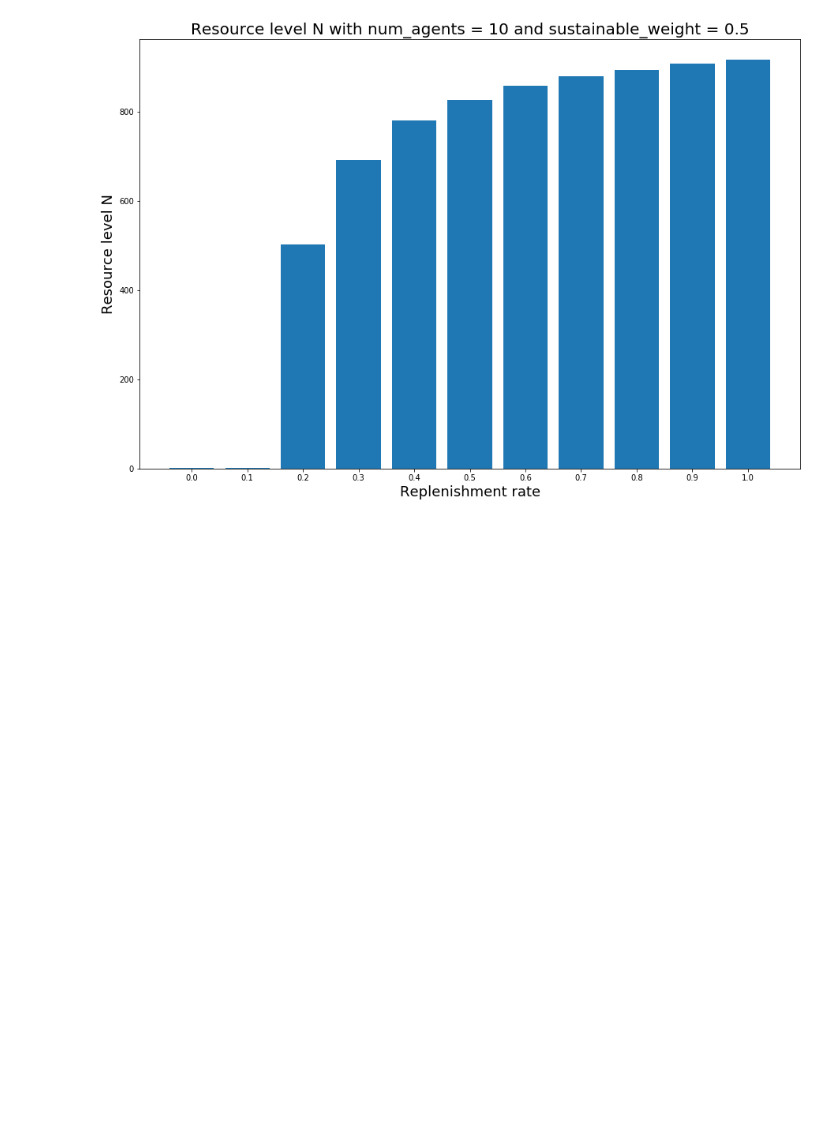
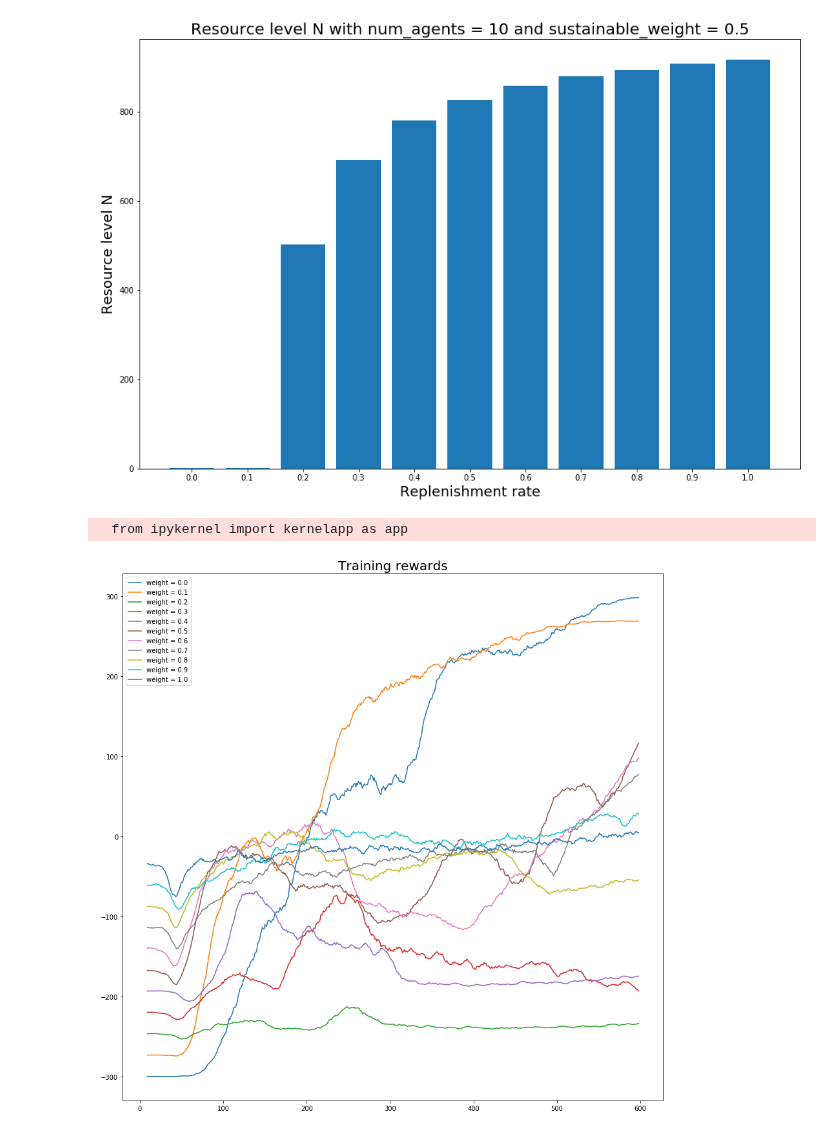
Before and after one commit to zhouker94/Multi-Agent-DRL, a Jupyter notebook: analysis.ipynb, the cells around one changed output. Cells and saved outputs as stored; diff of their text form; code cells hidden in the pictures; blank space fills up the shorter version.

```diff
--- a/analysis.ipynb
+++ b/analysis.ipynb
@@ -142,3 +142,28 @@ plt.title("Resource level N with num_agents = 10 and sustainable_weight = 0.5",
 plt.show()
 # %% [output]
 [figure]
+# %%
+log_dir = "log/agent_model/"
+model_list = sorted(os.listdir(log_dir))
+
+fig = plt.figure(num=None, figsize=(15, 15))
+
+legends = []
+for dir_name in model_list:
+    if dir_name.split('_')[2] == '10':
+        file_name = log_dir + dir_name + '/' + 'ddpg_avg_score.txt'
+        try:
+            df = pd.read_csv(file_name, header=None)
+        except:
+            break
+        df.columns = ["r"]
+        df = pd.rolling_mean(df, 10)
+        plt.plot(df)
+        legends.append('weight = ' + dir_name.split('_')[1])
+
+plt.title("Training rewards", fontsize=20)
+plt.legend(legends)
+plt.show()
+# %% [output]
+  from ipykernel import kernelapp as app
+[figure, added]
```
Also changed, not shown: 6 other files.
